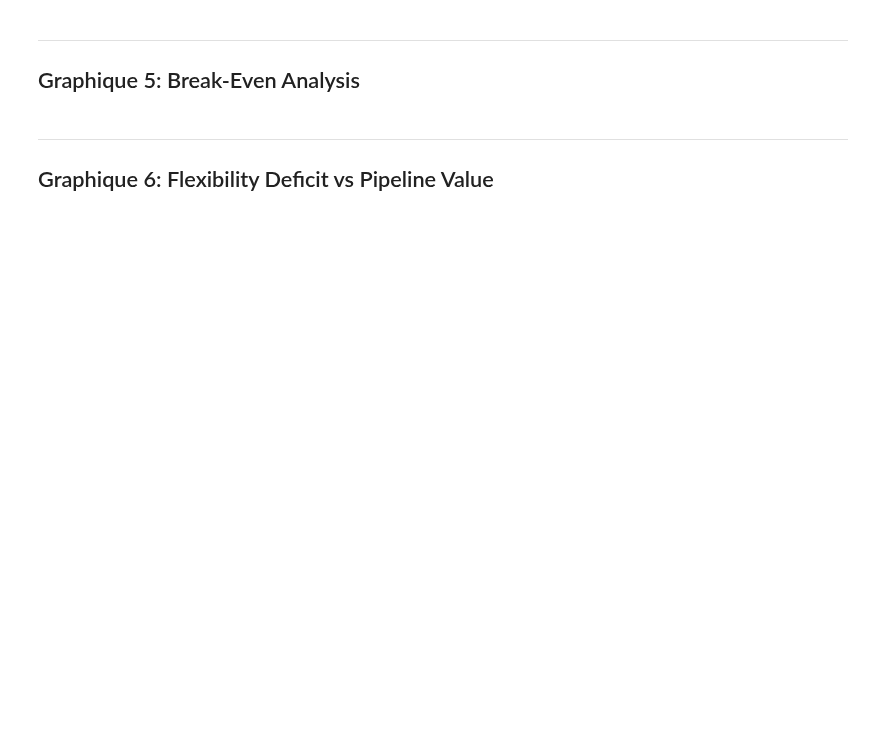
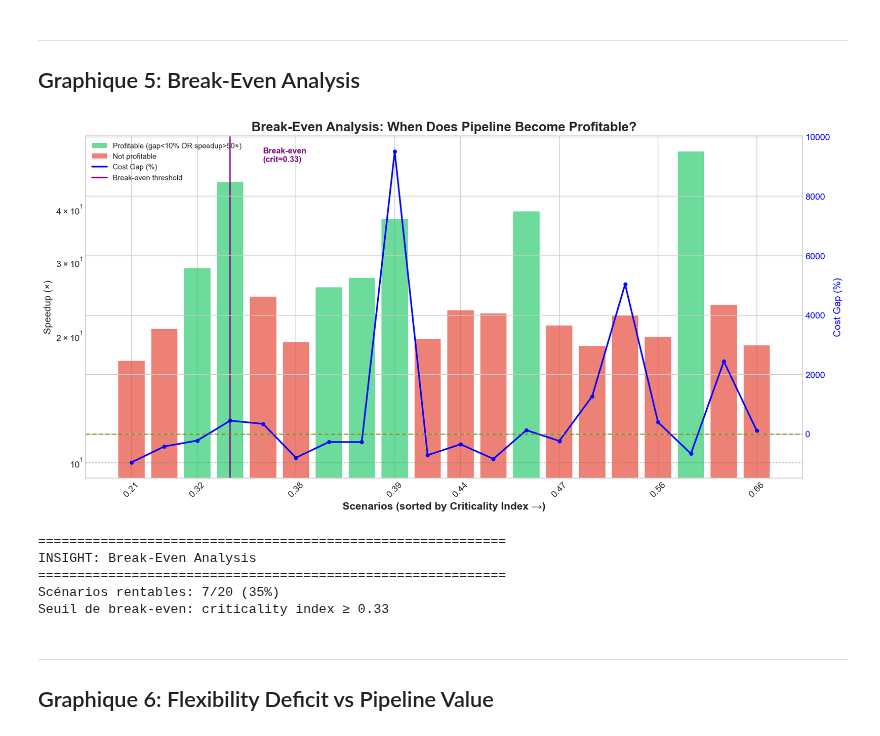
Before and after one commit to tishka04/benchmark_milp_gnn, a Jupyter notebook: notebooks/advantage_analysis.ipynb, the cells around one changed output. Drawn from its saved outputs; the diff is of its cells as text; code cells hidden in the pictures; blank space fills up the shorter version.

Commit message:
Preliminary results for increasing interest of the methodology with scenario complexity and documentation for next steps

```diff
--- a/notebooks/advantage_analysis.ipynb
+++ b/notebooks/advantage_analysis.ipynb
@@ -30,14 +30,18 @@ from pathlib import Path
 from scipy import stats
 from scipy.interpolate import griddata
 
+from dataclasses import dataclass, field
+from enum import Enum
+from typing import Dict, List, Tuple, Optional, Any
+
 # Setup paths
 BENCHMARK_ROOT = Path(r'C:\Users\Dell\projects\multilayer_milp_gnn\benchmark')
 sys.path.insert(0, str(BENCHMARK_ROOT))
 
 # Paths to data
-PIPELINE_RESULTS_PATH = BENCHMARK_ROOT / 'outputs' / 'pipeline_eval' / 'pipeline_eval_results.pkl'
-MILP_REPORTS_DIR = BENCHMARK_ROOT / 'outputs' / 'scenarios_v1' / 'eval' / 'reports'
-SCENARIOS_DIR = BENCHMARK_ROOT / 'outputs' / 'scenarios_v1' / 'eval'
+PIPELINE_RESULTS_PATH = BENCHMARK_ROOT / 'outputs' / 'pipeline_eval_hard' / 'pipeline_eval_hard_results.pkl'
+MILP_REPORTS_DIR = BENCHMARK_ROOT / 'outputs' / 'scenarios_eval_hard' / 'reports'
+SCENARIOS_DIR = BENCHMARK_ROOT / 'outputs' / 'scenarios_eval_hard'
 
 # Output directory
 OUTPUT_DIR = BENCHMARK_ROOT / 'outputs' / 'pipeline_eval' / 'advantage_figures'
@@ -493,7 +686,7 @@ df_sorted = df.sort_values('criticality_index').reset_index(drop=True)
 # Define profitability criteria
 df_sorted['is_profitable'] = (
     (df_sorted['cost_gap_pct'].abs() < 10) |  # Good quality
-    (df_sorted['speedup'] > 50)                # Great speedup
+    (df_sorted['speedup'] > 25)                # Great speedup
 )
 
 # Bar chart for speedup
@@ -525,33 +718,40 @@ ax.set_ylabel('Speedup (×)', fontsize=12)
 ax.set_title('Break-Even Analysis: When Does Pipeline Become Profitable?', fontsize=16, fontweight='bold')
 ax.set_yscale('log')
 ax.axhline(y=10, color='gray', linestyle=':', alpha=0.5, label='10× speedup threshold')
 ax.grid(True, alpha=0.3, axis='y')
 
 # Legend
 legend_elements = [
     mpatches.Patch(facecolor='#2ecc71', label='Profitable (gap<10% OR speedup>50×)', alpha=0.7),
     mpatches.Patch(facecolor='#e74c3c', label='Not profitable', alpha=0.7),
     Line2D([0], [0], color='blue', linewidth=2, label='Cost Gap (%)'),
     Line2D([0], [0], color='purple', linewidth=2, label='Break-even threshold'),
 ]
 ax.legend(handles=legend_elements, loc='upper left', fontsize=9)
 
 # Add criticality values as x-axis
 n_ticks = 8
 tick_positions = np.linspace(0, len(df_sorted)-1, n_ticks, dtype=int)
 ax.set_xticks(tick_positions)
 ax.set_xticklabels([f"{df_sorted.iloc[i]['criticality_index']:.2f}" for i in tick_positions], rotation=45)
 
 plt.tight_layout()
 plt.savefig(OUTPUT_DIR / 'fig5_breakeven_analysis.png', dpi=300, bbox_inches='tight')
 plt.show()
 
 print(f"\n{'='*60}")
 print("INSIGHT: Break-Even Analysis")
 print(f"{'='*60}")
 print(f"Scénarios rentables: {df_sorted['is_profitable'].sum()}/{len(df_sorted)} ({df_sorted['is_profitable'].mean()*100:.0f}%)")
 if len(breakeven_idx) > 0:
     print(f"Seuil de break-even: criticality index ≥ {be_criticality:.2f}")
+# %% [output]
+[figure, added]
+============================================================
+INSIGHT: Break-Even Analysis
+============================================================
+Scénarios rentables: 7/20 (35%)
+Seuil de break-even: criticality index ≥ 0.33
 # %% [markdown]
 ---
 ## Graphique 6: Flexibility Deficit vs Pipeline Value
```
Also changed, not shown: parts of 28 cells of this notebook, 9 other files.
